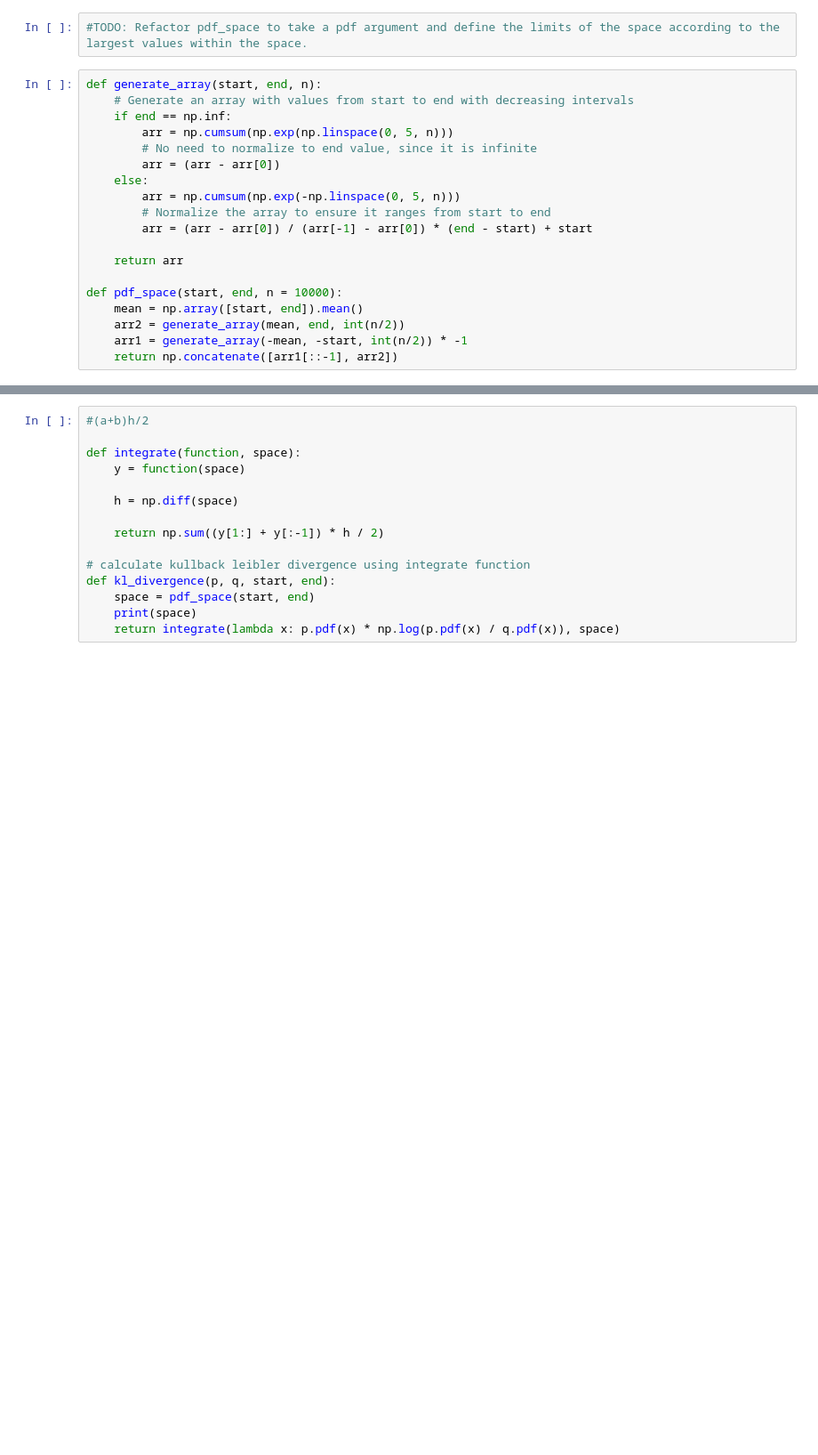
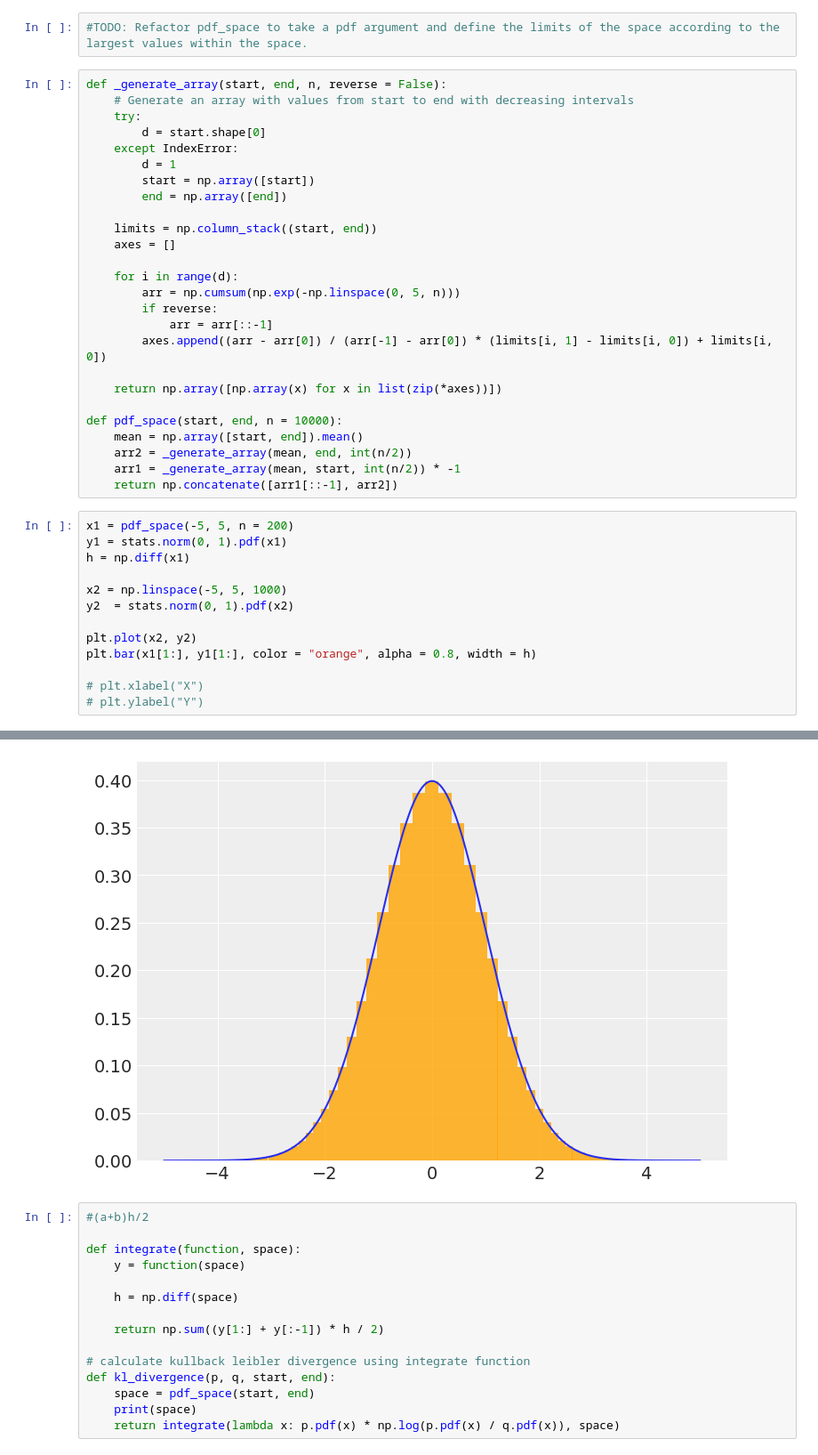
Before and after one commit to patrick-pagni/whats_your_bench, a Jupyter notebook: notebooks/conjugate-priors.ipynb, the cells around one changed output, grey strips where cells are left out. Shown: that part at 89% size. Drawn from its saved outputs; the diff is of its cells as text; blank space fills up the shorter version.

```diff
--- a/notebooks/conjugate-priors.ipynb
+++ b/notebooks/conjugate-priors.ipynb
@@ -33,21 +33,42 @@ az.style.use("arviz-darkgrid")
 # %%
 #TODO: Refactor pdf_space to take a pdf argument and define the limits of the space according to the largest values within the space.
 # %%
-def generate_array(start, end, n):
+def _generate_array(start, end, n, reverse = False):
     # Generate an array with values from start to end with decreasing intervals
-    if end == np.inf:
-        arr = np.cumsum(np.exp(np.linspace(0, 5, n)))
-        # No need to normalize to end value, since it is infinite
-        arr = (arr - arr[0])
-    else:
+    try:
+        d = start.shape[0]
+    except IndexError:
+        d = 1
+        start = np.array([start])
+        end = np.array([end])
+
+    limits = np.column_stack((start, end))
+    axes = []
+
+    for i in range(d):
         arr = np.cumsum(np.exp(-np.linspace(0, 5, n)))
-        # Normalize the array to ensure it ranges from start to end
-        arr = (arr - arr[0]) / (arr[-1] - arr[0]) * (end - start) + start
+        if reverse:
+            arr = arr[::-1]
+        axes.append((arr - arr[0]) / (arr[-1] - arr[0]) * (limits[i, 1] - limits[i, 0]) + limits[i, 0])
 
-    return arr
+    return np.array([np.array(x) for x in list(zip(*axes))])
 
 def pdf_space(start, end, n = 10000):
     mean = np.array([start, end]).mean()
-    arr2 = generate_array(mean, end, int(n/2))
-    arr1 = generate_array(-mean, -start, int(n/2)) * -1
+    arr2 = _generate_array(mean, end, int(n/2))
+    arr1 = _generate_array(mean, start, int(n/2)) * -1
     return np.concatenate([arr1[::-1], arr2])
+# %%
+x1 = pdf_space(-5, 5, n = 200)
+y1 = stats.norm(0, 1).pdf(x1)
+h = np.diff(x1)
+
+x2 = np.linspace(-5, 5, 1000)
+y2  = stats.norm(0, 1).pdf(x2)
+
+plt.plot(x2, y2)
+plt.bar(x1[1:], y1[1:], color = "orange", alpha = 0.8, width = h)
+
+# plt.xlabel("X")
+# plt.ylabel("Y")
+# %% [output]
@@ -54,3 +76,4 @@ def pdf_space(start, end, n = 10000):
+[figure, added]
 # %%
 #(a+b)h/2
 
```
Also changed, not shown: parts of 6 cells of this notebook, 10 other files.
